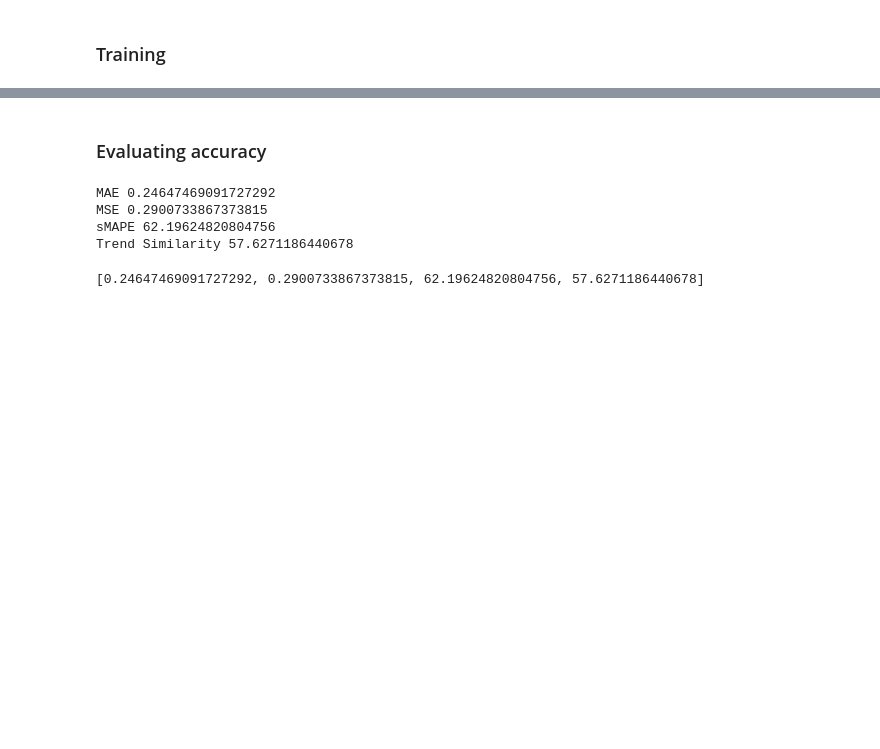
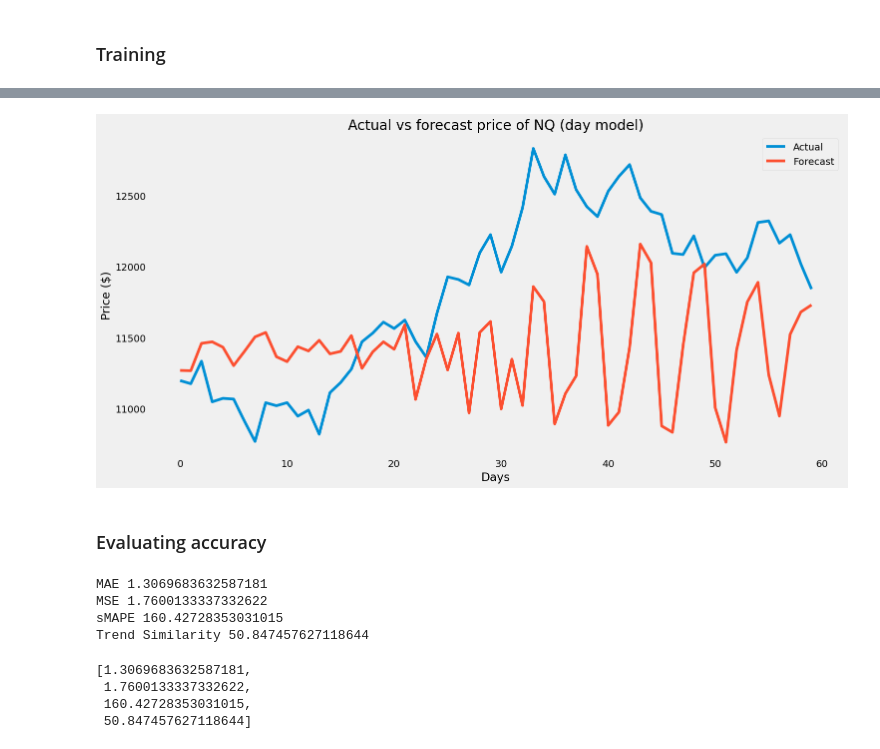
Before and after one commit to Dutra-Apex/Timeframe_Analysis, a Jupyter notebook: Thesis_Code.ipynb, the cells around one changed output, grey strips where cells are left out. Cells and saved outputs as stored; diff of their text form; code cells hidden in the pictures; blank space fills up the shorter version.

```diff
--- a/Thesis_Code.ipynb
+++ b/Thesis_Code.ipynb
@@ -269,6 +289,6 @@ model.add(LSTM(y_range, return_sequences=False,
                stateful=True))
 model.compile(optimizer='adam', loss='mse')
 # %%
-model.fit(x_train, y_train, epochs=5, batch_size=1, shuffle=False)
+model.fit(x_train, y_train, epochs=10, batch_size=1, shuffle=False)
 # %% [output]
 Epoch 1/5
@@ -287,6 +307,6 @@ tf.keras.models.save_model(model, 'minute_btc.h5')
 # %%
 pred = []
-for i in range(0, len(x_test)):
+for i in range(0, len(x_test), 60):
   pred.append(model.predict(tf.convert_to_tensor(x_test[i:i+1]), verbose=0))
 # %%
 pred = np.array(pred)
@@ -294,3 +318,7 @@ pred = pred.reshape((pred.shape[0], pred.shape[-1]))
+# %%
+d_pred = np.load('d_pred_nq.npy')
+h_pred = np.load('h_pred_nq.npy')
+m_pred = np.load('m_pred_nq.npy')
 # %%
 def remove_sliding_window(data, pred):
   y, p = [], []
@@ -302,7 +330,7 @@ def remove_sliding_window(data, pred):
   p = np.array(p)
   return y.flatten(), p.flatten()
 # %%
-y_ ,p_ = remove_sliding_window(y_test, pred)
+y_ ,p_ = remove_sliding_window(y_test, h_pred)
 # %%
 def reverse_scale(x, min_, max_):
   x_r = x * (max_ - min_) + min_
@@ -322,7 +350,9 @@ def plot_preds(actual, pred, timeframe, column):
 actual_vals = reverse_scale(y_, min_test, max_test)
 pred_vals = reverse_scale(p_, min_test, max_test)
 # %%
-plot_preds(actual_vals, pred_vals, timeframe, stock)
+plot_preds(actual_vals, pred_vals, timeframe, 'NQ')
+# %% [output]
+[figure, added]
 # %% [markdown]
 ### Evaluating accuracy
 # %%
@@ -378,8 +408,11 @@ def get_acc_metrics(actual, pred):
 # %%
 get_acc_metrics(y_, p_)
 # %% [output]
-MAE 0.24647469091727292
-MSE 0.2900733867373815
-sMAPE 62.19624820804756
-Trend Similarity 57.6271186440678
+MAE 1.3069683632587181
+MSE 1.7600133337332622
+sMAPE 160.42728353031015
+Trend Similarity 50.847457627118644
-[0.24647469091727292, 0.2900733867373815, 62.19624820804756, 57.6271186440678]
+[1.3069683632587181,
+ 1.7600133337332622,
+ 160.42728353031015,
+ 50.847457627118644]
```
Also changed, not shown: parts of 11 cells of this notebook.
